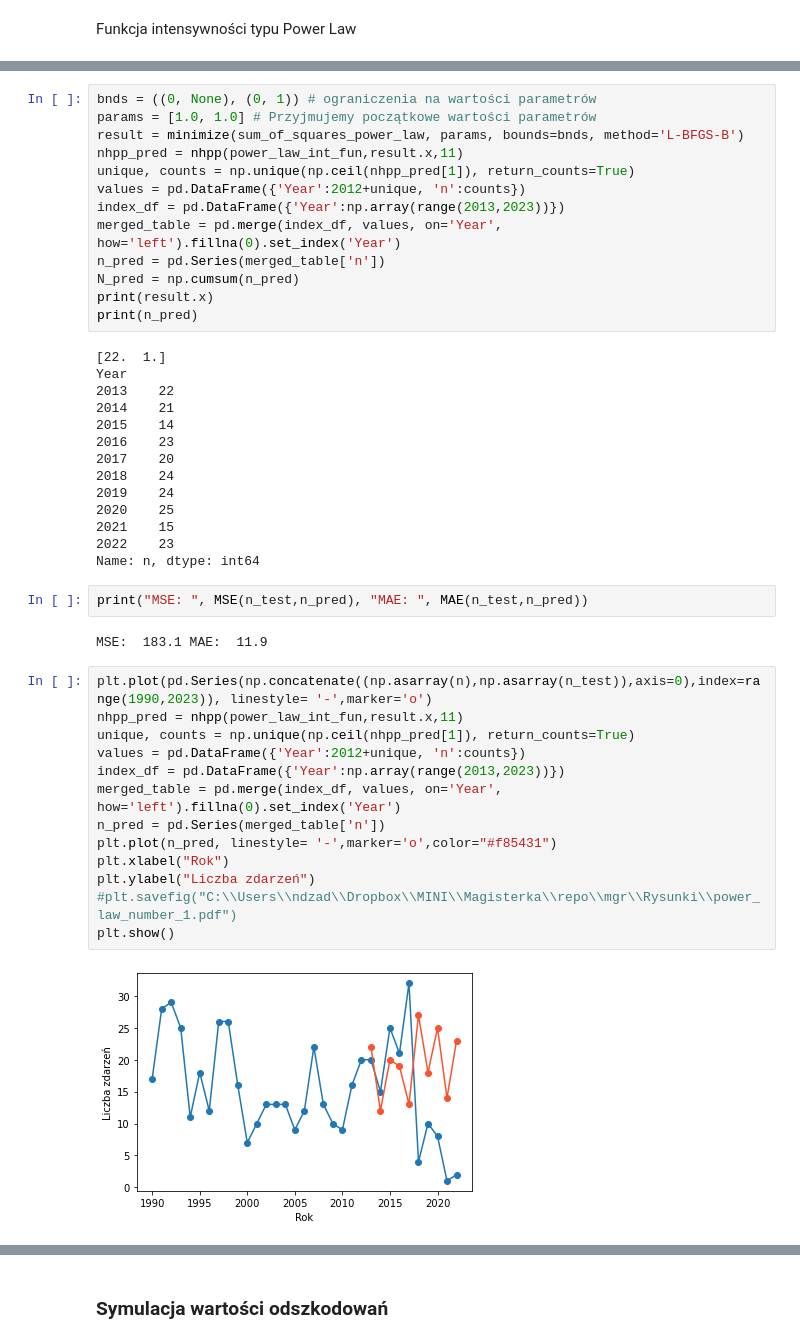
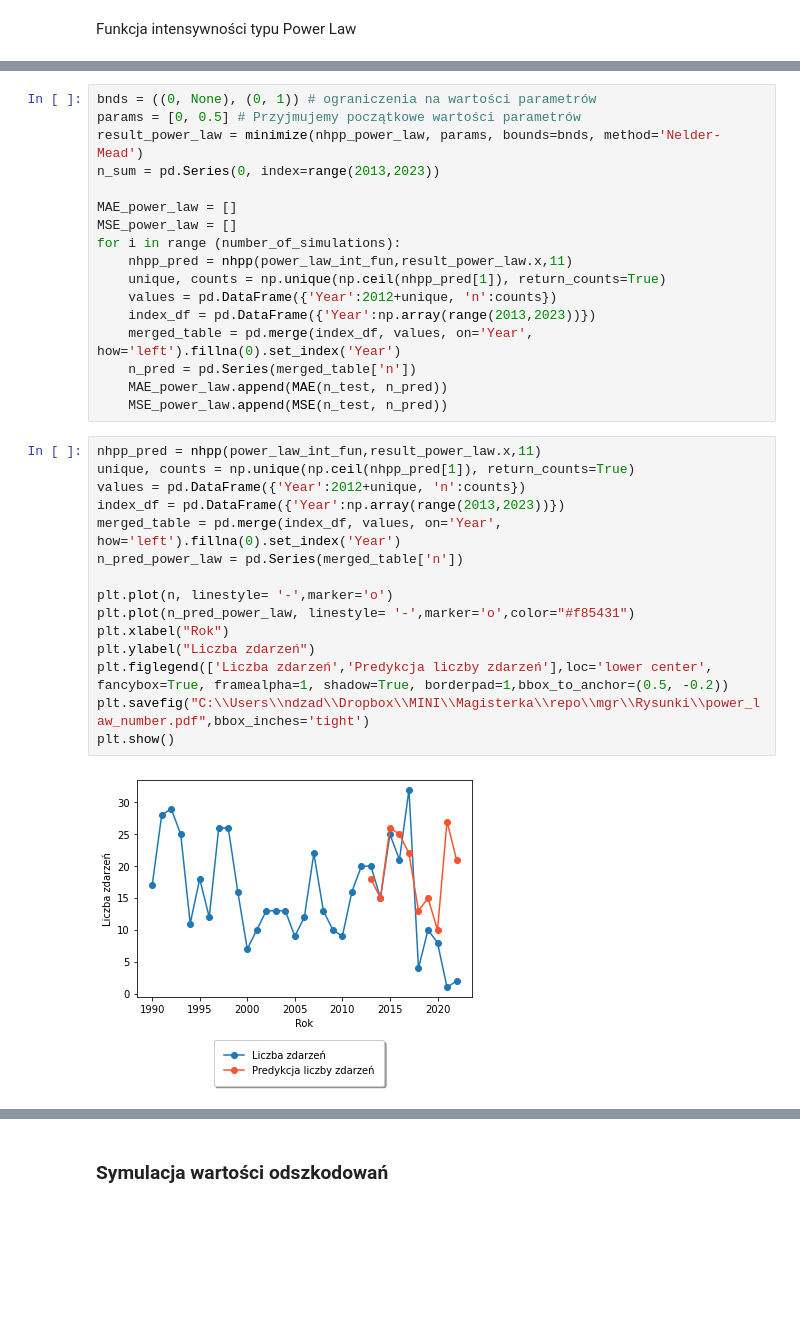
Before and after one commit to ndzadz/mgr, a Jupyter notebook: Symulacje.ipynb, the cells around one changed output, grey strips where cells are left out. Saved outputs shown, nothing was run; the diff lists cells and outputs as text; blank space fills up the shorter version.

```diff
--- a/Symulacje.ipynb
+++ b/Symulacje.ipynb
@@ -207,46 +193,34 @@ Funkcja intensywności typu Power Law
 # %%
 bnds = ((0, None), (0, 1)) # ograniczenia na wartości parametrów
-params = [1.0, 1.0] # Przyjmujemy początkowe wartości parametrów
-result = minimize(sum_of_squares_power_law, params, bounds=bnds, method='L-BFGS-B')
-nhpp_pred = nhpp(power_law_int_fun,result.x,11)
-unique, counts = np.unique(np.ceil(nhpp_pred[1]), return_counts=True)
-values = pd.DataFrame({'Year':2012+unique, 'n':counts})
-index_df = pd.DataFrame({'Year':np.array(range(2013,2023))})
-merged_table = pd.merge(index_df, values, on='Year', how='left').fillna(0).set_index('Year')
-n_pred = pd.Series(merged_table['n'])
-N_pred = np.cumsum(n_pred)
-print(result.x)
-print(n_pred)
+params = [0, 0.5] # Przyjmujemy początkowe wartości parametrów
+result_power_law = minimize(nhpp_power_law, params, bounds=bnds, method='Nelder-Mead')
+n_sum = pd.Series(0, index=range(2013,2023))
+
+MAE_power_law = []
+MSE_power_law = []
+for i in range (number_of_simulations):
+    nhpp_pred = nhpp(power_law_int_fun,result_power_law.x,11)
+    unique, counts = np.unique(np.ceil(nhpp_pred[1]), return_counts=True)
+    values = pd.DataFrame({'Year':2012+unique, 'n':counts})
+    index_df = pd.DataFrame({'Year':np.array(range(2013,2023))})
+    merged_table = pd.merge(index_df, values, on='Year', how='left').fillna(0).set_index('Year')
+    n_pred = pd.Series(merged_table['n'])
+    MAE_power_law.append(MAE(n_test, n_pred))
+    MSE_power_law.append(MSE(n_test, n_pred))
-# %% [output]
-[22.  1.]
-Year
-2013    22
-2014    21
-2015    14
-2016    23
-2017    20
-2018    24
-2019    24
-2020    25
-2021    15
-2022    23
-Name: n, dtype: int64
-# %%
-print("MSE: ", MSE(n_test,n_pred), "MAE: ", MAE(n_test,n_pred))
-# %% [output]
-MSE:  183.1 MAE:  11.9
 # %%
-plt.plot(pd.Series(np.concatenate((np.asarray(n),np.asarray(n_test)),axis=0),index=range(1990,2023)), linestyle= '-',marker='o')
-nhpp_pred = nhpp(power_law_int_fun,result.x,11)
+nhpp_pred = nhpp(power_law_int_fun,result_power_law.x,11)
 unique, counts = np.unique(np.ceil(nhpp_pred[1]), return_counts=True)
 values = pd.DataFrame({'Year':2012+unique, 'n':counts})
 index_df = pd.DataFrame({'Year':np.array(range(2013,2023))})
 merged_table = pd.merge(index_df, values, on='Year', how='left').fillna(0).set_index('Year')
-n_pred = pd.Series(merged_table['n'])
-plt.plot(n_pred, linestyle= '-',marker='o',color="#f85431")
+n_pred_power_law = pd.Series(merged_table['n'])
+
+plt.plot(n, linestyle= '-',marker='o')
+plt.plot(n_pred_power_law, linestyle= '-',marker='o',color="#f85431")
 plt.xlabel("Rok")
 plt.ylabel("Liczba zdarzeń")
-#plt.savefig("C:\\Users\\ndzad\\Dropbox\\MINI\\Magisterka\\repo\\mgr\\Rysunki\\power_law_number_1.pdf")
+plt.figlegend(['Liczba zdarzeń','Predykcja liczby zdarzeń'],loc='lower center', fancybox=True, framealpha=1, shadow=True, borderpad=1,bbox_to_anchor=(0.5, -0.2))
+plt.savefig("C:\\Users\\ndzad\\Dropbox\\MINI\\Magisterka\\repo\\mgr\\Rysunki\\power_law_number.pdf",bbox_inches='tight')
 plt.show()
 # %% [output]
-[figure, old version]
+[figure, new version]
```
Also changed, not shown: parts of 80 cells of this notebook, 23 other files.
